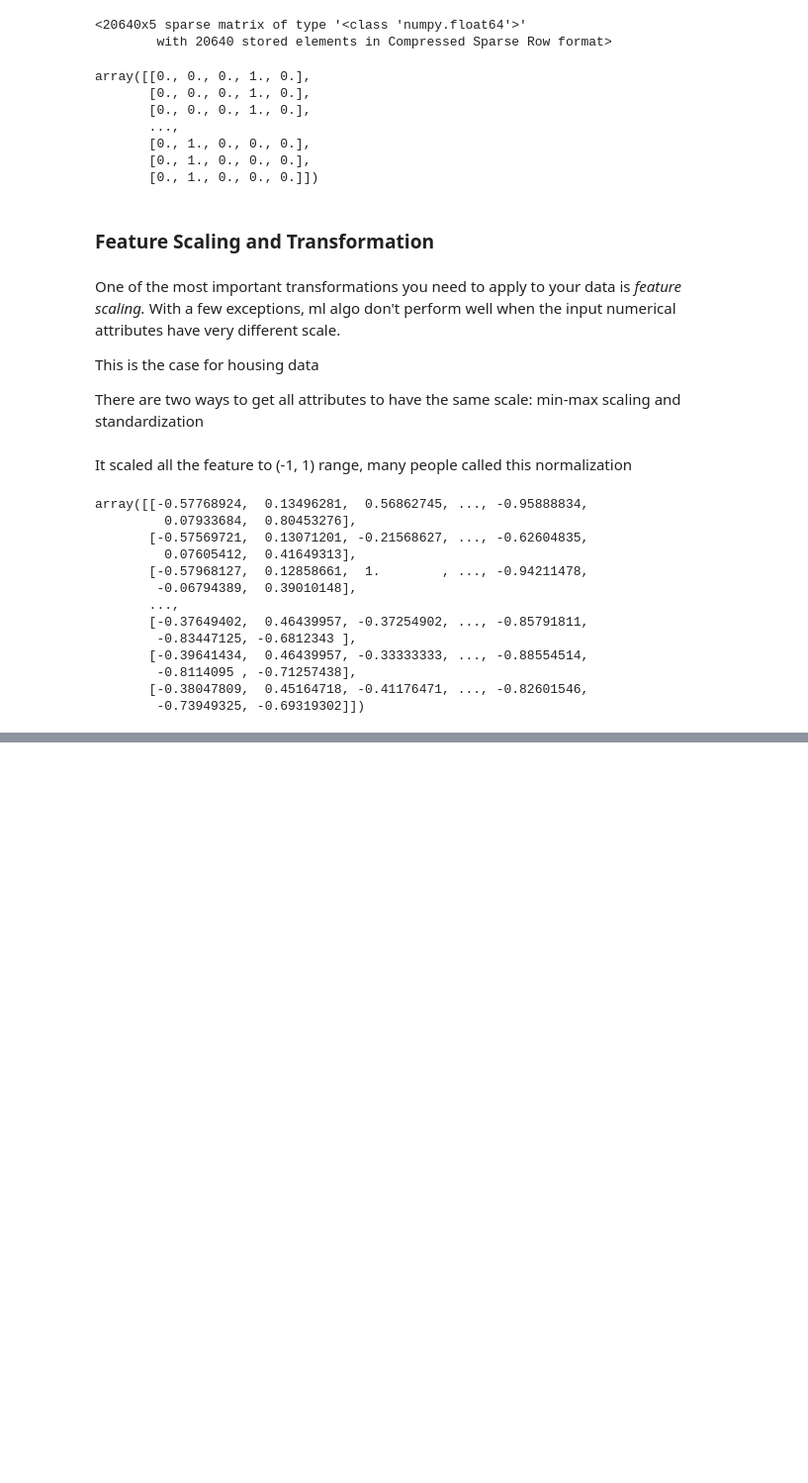
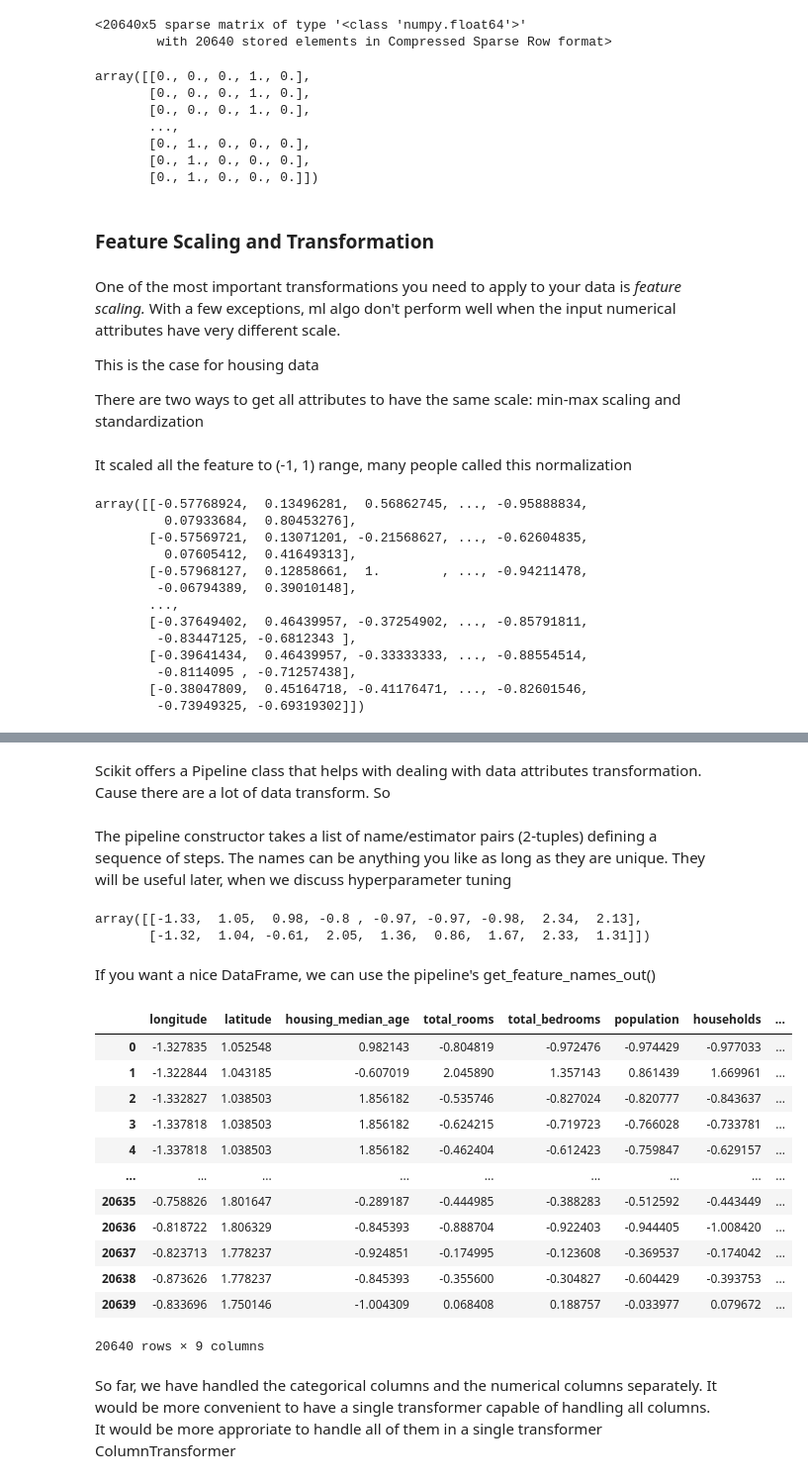
Before and after one commit to BinniesLite/ml_stuff, a Jupyter notebook: c1_end_to_end/proj.ipynb, the cells around one changed output, grey strips where cells are left out. Shown at 99% size. Cells and saved outputs as stored; diff of their text form; code cells hidden in the pictures; blank space fills up the shorter version.

```diff
--- a/c1_end_to_end/proj.ipynb
+++ b/c1_end_to_end/proj.ipynb
@@ -85,3 +87,6 @@ housing.plot(kind="scatter", x="median_income", y="median_house_value", alpha=0.
+# %%
+housing = strat_train_set.drop("median_house_value", axis=1)
+housing_labels = strat_train_set["median_house_value"].copy()
 # %% [markdown]
 Because there are a lot of blank space in the data we either
 1. delete all of them
@@ -262,0 +349,43 @@ housing_num_std_scaled = std_scaler.fit_transform(housing_num)
+# %% [markdown]
+Scikit offers a Pipeline class that helps with dealing with data attributes transformation. Cause there are a lot of data transform. So
+# %%
+from sklearn.pipeline import Pipeline
+
+num_pipeline = Pipeline([
+    ("impute", SimpleImputer(strategy="median")), # * Impute the missing statistics
+    ("standardize", StandardScaler())  # * Scaling the feature before training the model
+])
+# %% [markdown]
+The pipeline constructor takes a list of name/estimator pairs (2-tuples) defining a sequence of steps. The names can be anything you like as long as they are unique. They will be useful later, when we discuss hyperparameter tuning
+# %%
+housing_num_prepared = num_pipeline.fit_transform(housing_num)
+housing_num_prepared[:2].round(2)
+# %% [output]
+array([[-1.33,  1.05,  0.98, -0.8 , -0.97, -0.97, -0.98,  2.34,  2.13],
+       [-1.32,  1.04, -0.61,  2.05,  1.36,  0.86,  1.67,  2.33,  1.31]])
+# %% [markdown]
+If you want a nice DataFrame, we can use the pipeline's get_feature_names_out()
+# %%
+df_housing_num_prepared = pd.DataFrame(
+    housing_num_prepared, columns=num_pipeline.get_feature_names_out(),
+    index=housing_num.index
+)
+
+df_housing_num_prepared
+# %% [output]
+|  | longitude | latitude | housing_median_age | total_rooms | total_bedrooms | population | households | ... |
+| 0 | -1.327835 | 1.052548 | 0.982143 | -0.804819 | -0.972476 | -0.974429 | -0.977033 | ... |
+| 1 | -1.322844 | 1.043185 | -0.607019 | 2.045890 | 1.357143 | 0.861439 | 1.669961 | ... |
+| 2 | -1.332827 | 1.038503 | 1.856182 | -0.535746 | -0.827024 | -0.820777 | -0.843637 | ... |
+| 3 | -1.337818 | 1.038503 | 1.856182 | -0.624215 | -0.719723 | -0.766028 | -0.733781 | ... |
+| 4 | -1.337818 | 1.038503 | 1.856182 | -0.462404 | -0.612423 | -0.759847 | -0.629157 | ... |
+| ... | ... | ... | ... | ... | ... | ... | ... | ... |
+| 20635 | -0.758826 | 1.801647 | -0.289187 | -0.444985 | -0.388283 | -0.512592 | -0.443449 | ... |
+| 20636 | -0.818722 | 1.806329 | -0.845393 | -0.888704 | -0.922403 | -0.944405 | -1.008420 | ... |
+| 20637 | -0.823713 | 1.778237 | -0.924851 | -0.174995 | -0.123608 | -0.369537 | -0.174042 | ... |
+| 20638 | -0.873626 | 1.778237 | -0.845393 | -0.355600 | -0.304827 | -0.604429 | -0.393753 | ... |
+| 20639 | -0.833696 | 1.750146 | -1.004309 | 0.068408 | 0.188757 | -0.033977 | 0.079672 | ... |
+20640 rows × 9 columns
+# %% [markdown]
+So far, we have handled the categorical columns and the numerical columns separately. It would be more convenient to have a single transformer capable of handling all columns. It would be more approriate
+to handle all of them in a single transformer ColumnTransformer
```
Also changed, not shown: parts of 22 cells of this notebook, 2 other files.
